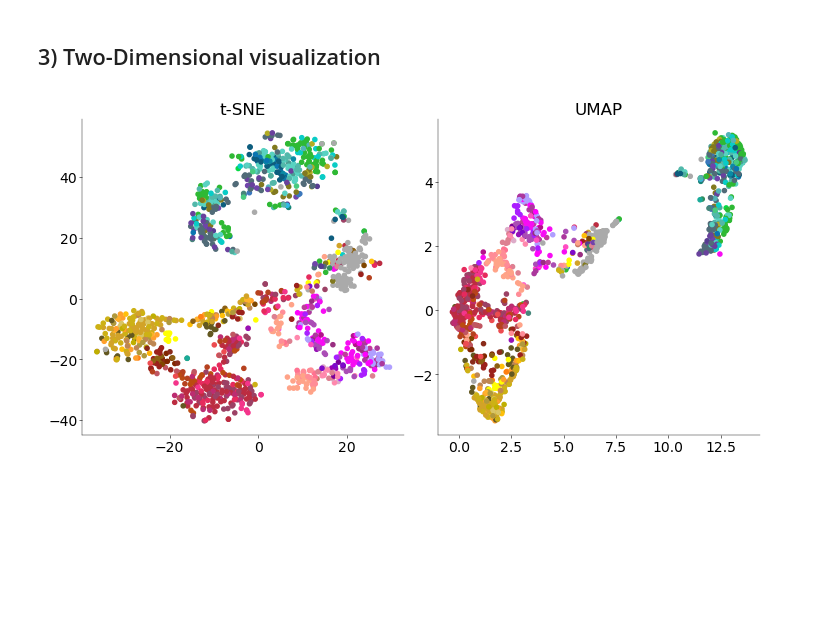
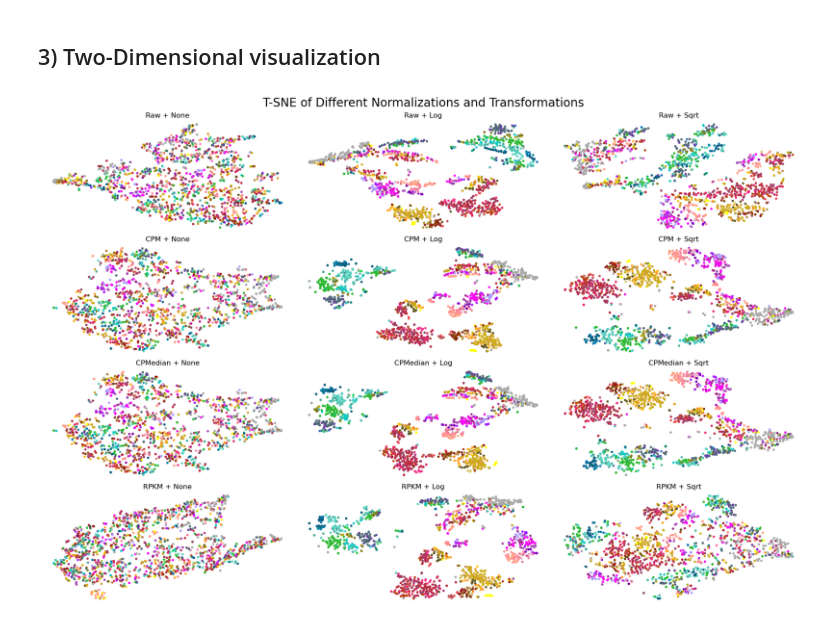
Before and after one commit to GustavKS/Neural-Data, a Jupyter notebook: Final Project/practical03.ipynb, the cells around one changed output. Saved outputs shown, nothing was run; the diff lists cells and outputs as text; code cells hidden in the pictures; blank space fills up the shorter version.

```diff
--- a/Final Project/practical03.ipynb
+++ b/Final Project/practical03.ipynb
@@ -350,23 +365,40 @@ rpkm = rpkm(exonCounts.T, exonLengths)
 # %% [markdown]
 ## 3) Two-Dimensional visualization ##
-# %%
-from sklearn.manifold import TSNE
-import umap
-
-
-data = rpkm[:, gene_var > np.sort(gene_var)[-501]]
-data = np.log2(data + 1)
-pca_result = PCA(n_components=50).fit_transform(data)
-
-tsne = TSNE(n_components=2, perplexity=30)
-tsne_results = tsne.fit_transform(pca_result)
-umap_model = umap.UMAP()
-umap_results = umap_model.fit_transform(data)
-fig, ax = plt.subplots(1, 2)
-ax[0].scatter(tsne_results[:, 0], tsne_results[:, 1], c=cluster_colors)
-ax[0].set_title("t-SNE")
-ax[1].scatter(umap_results[:, 0], umap_results[:, 1], c=cluster_colors)
-ax[1].set_title("UMAP")
-plt.show()
-# %% [output]
-[figure, removed]
+# %%
+normalizations = {
+    "Raw": exonCounts,
+    "CPM": cpm,
+    "CPMedian": cpmedian,
+    "RPKM": rpkm,
+}
+
+transformations = {
+    "None": lambda x: x,
+    "Log": log_transform,
+    "Sqrt": sqrt_transform,
+}
+
+fig, axes = plt.subplots(
+    len(normalizations), len(transformations), figsize=(18, 12)
+)
+fig.suptitle(
+    "T-SNE of Different Normalizations and Transformations", fontsize=20
+)
+
+for i, (norm_name, norm_data) in enumerate(normalizations.items()):
+    for j, (trans_name, trans_func) in enumerate(transformations.items()):
+        data = norm_data[:, gene_var > np.sort(gene_var)[-501]]
+        data_transformed = trans_func(norm_data)
+        pca_result = sklearn.decomposition.PCA(n_components=50).fit_transform(
+            data_transformed
+        )
+        tsne = sklearn.manifold.TSNE(n_components=2, perplexity=30)
+        tsne_results = tsne.fit_transform(pca_result)
+
+        ax = axes[i, j]
+        ax.scatter(tsne_results[:, 0], tsne_results[:, 1], c=cluster_colors)
+        ax.set_title(f"{norm_name} + {trans_name}", fontsize=12)
+        ax.axis("off")
+plt.show()
+# %% [output]
+[figure, added]
```
Also changed, not shown: parts of 7 cells of this notebook, 1 other file.
